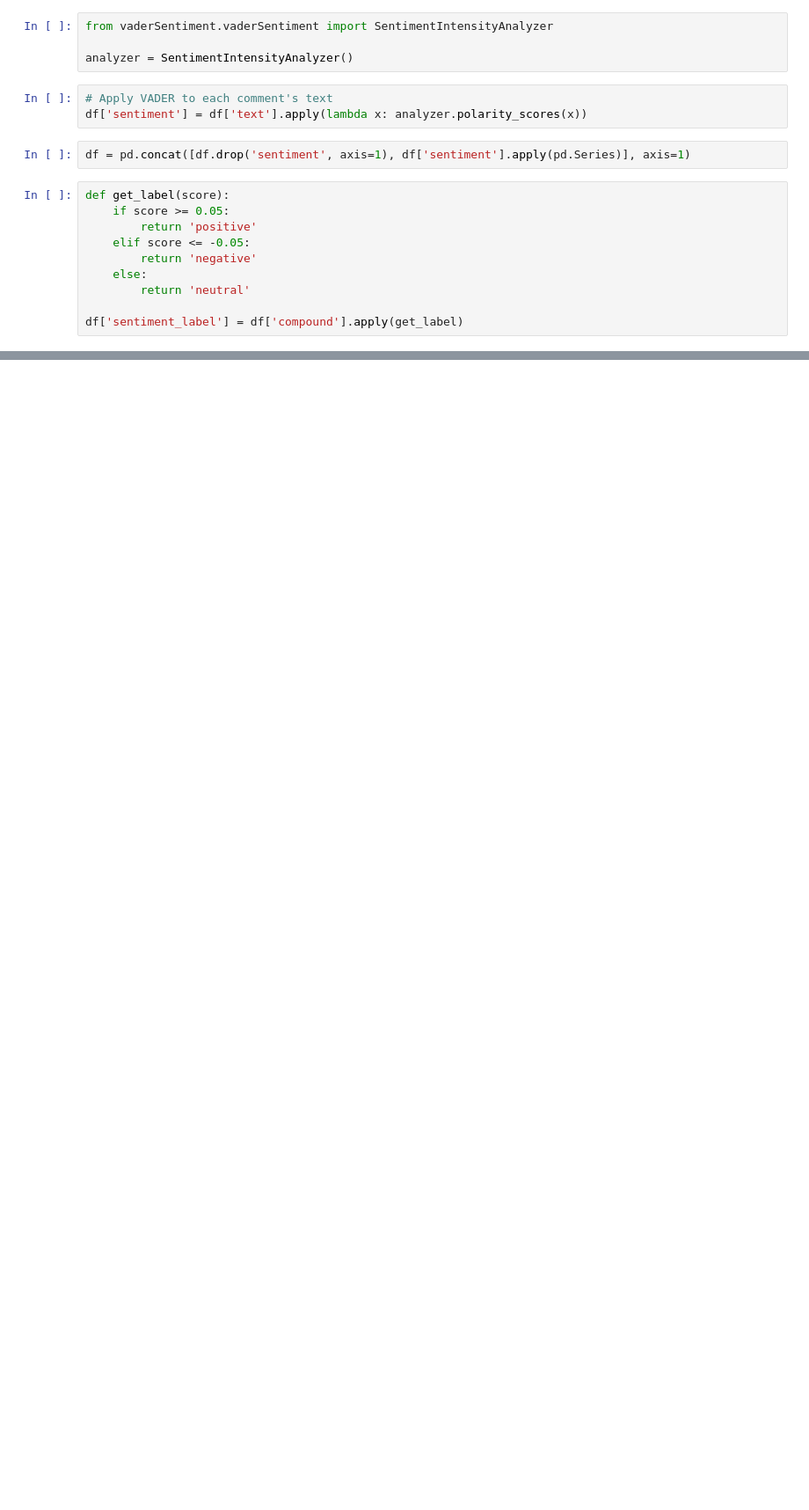
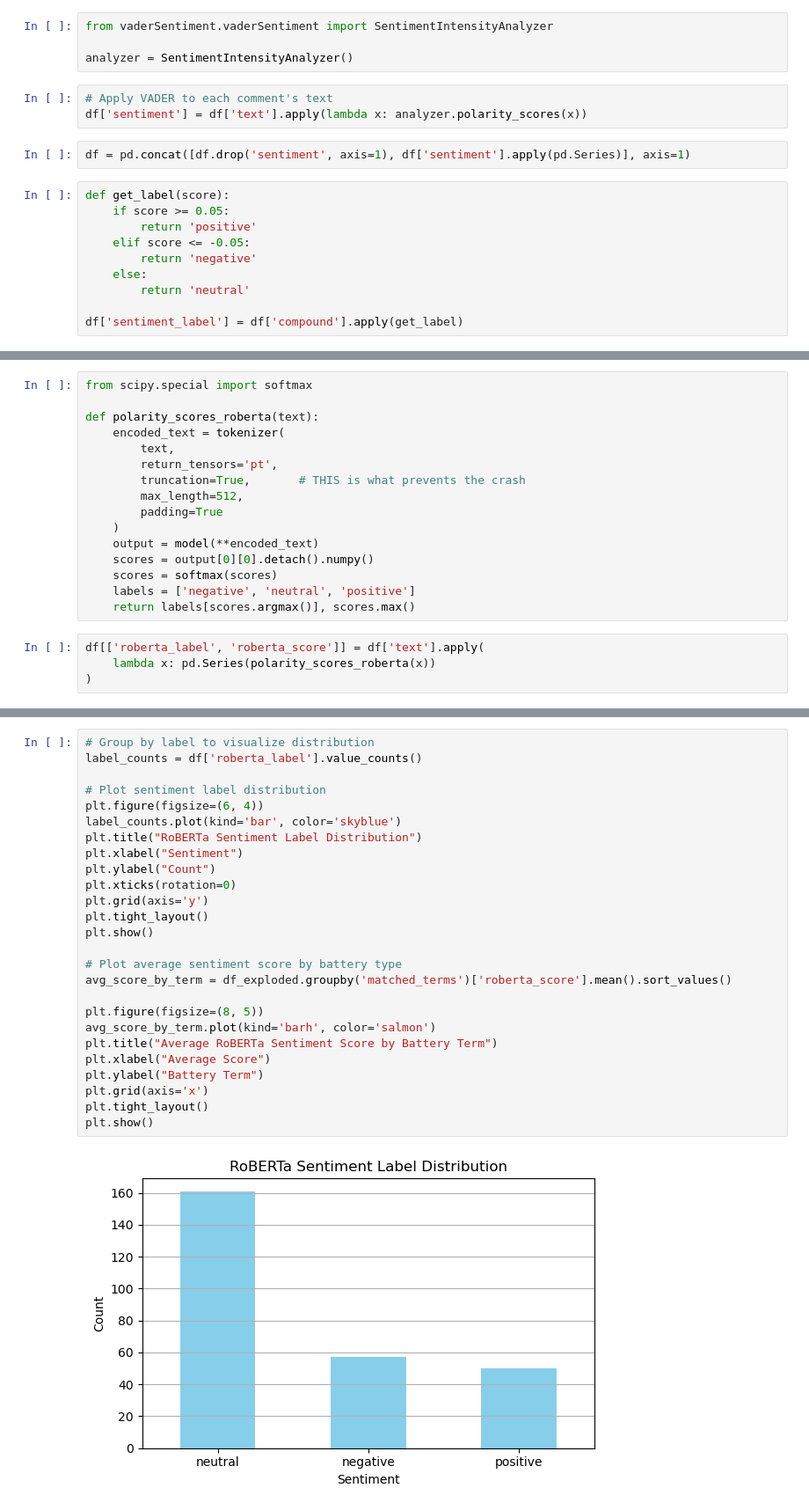
Before and after one commit to rsm-lcapobianco/mysite, a Jupyter notebook: Personnel/Reddit_Sentiment/Reddit_Scrape.ipynb, the cells around one changed output, grey strips where cells are left out. Shown: that part at 88% size. Drawn from its saved outputs; the diff is of its cells as text; blank space fills up the shorter version.

```diff
--- a/Personnel/Reddit_Sentiment/Reddit_Scrape.ipynb
+++ b/Personnel/Reddit_Sentiment/Reddit_Scrape.ipynb
@@ -132,0 +205,20 @@ plt.show()
+# %%
+from scipy.special import softmax
+
+def polarity_scores_roberta(text):
+    encoded_text = tokenizer(
+        text,
+        return_tensors='pt',
+        truncation=True,       # THIS is what prevents the crash
+        max_length=512,
+        padding=True
+    )
+    output = model(**encoded_text)
+    scores = output[0][0].detach().numpy()
+    scores = softmax(scores)
+    labels = ['negative', 'neutral', 'positive']
+    return labels[scores.argmax()], scores.max()
+# %%
+df[['roberta_label', 'roberta_score']] = df['text'].apply(
+    lambda x: pd.Series(polarity_scores_roberta(x))
+)
@@ -132,0 +232,28 @@ plt.show()
+# %%
+# Group by label to visualize distribution
+label_counts = df['roberta_label'].value_counts()
+
+# Plot sentiment label distribution
+plt.figure(figsize=(6, 4))
+label_counts.plot(kind='bar', color='skyblue')
+plt.title("RoBERTa Sentiment Label Distribution")
+plt.xlabel("Sentiment")
+plt.ylabel("Count")
+plt.xticks(rotation=0)
+plt.grid(axis='y')
+plt.tight_layout()
+plt.show()
+
+# Plot average sentiment score by battery type
+avg_score_by_term = df_exploded.groupby('matched_terms')['roberta_score'].mean().sort_values()
+
+plt.figure(figsize=(8, 5))
+avg_score_by_term.plot(kind='barh', color='salmon')
+plt.title("Average RoBERTa Sentiment Score by Battery Term")
+plt.xlabel("Average Score")
+plt.ylabel("Battery Term")
+plt.grid(axis='x')
+plt.tight_layout()
+plt.show()
+# %% [output]
+[figure, added]
```
Also changed, not shown: parts of 28 cells of this notebook, 17 other files.
